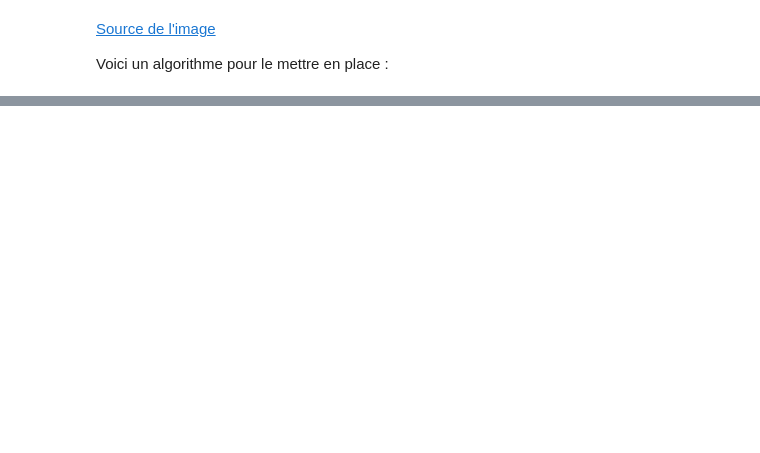
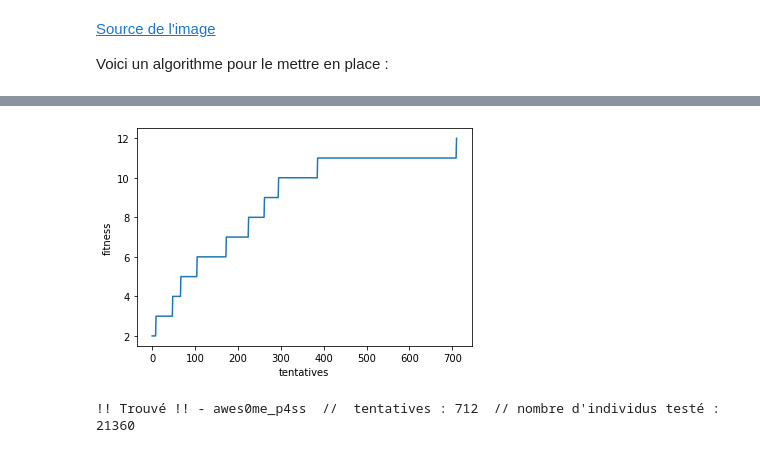
Before and after one commit to EDU-FRANCK-JUBIN/exos-systeme-expert-hebdox, a Jupyter notebook: Mastermind.ipynb, the cells around one changed output, grey strips where cells are left out. Cells and saved outputs as stored; diff of their text form; code cells hidden in the pictures; blank space fills up the shorter version.

```diff
--- a/Mastermind.ipynb
+++ b/Mastermind.ipynb
@@ -401,0 +498,30 @@ wha0u   --fitness : 5
+# %%
+p = Plateau("awes0me_p4ss");
+j = Joueur(p);
+
+pop = j.generatePopulation();
+fittestIndex = j.getFittestIndex(pop)
+fitness = j.getFitness(pop[fittestIndex])
+p.evolveGenes(pop[fittestIndex], fitness)
+fitnessArray = []
+i=1;
+while (fitness < p.secretLen):
+    fittestIndividual = pop[fittestIndex]
+    pop = j.generatePopulationFromParent(pop[fittestIndex])
+    pop.append(fittestIndividual) #ajout de l'elite ici
+    fittestIndex = j.getFittestIndex(pop)
+    fitness = j.getFitness(pop[fittestIndex])
+    fitnessArray.append(fitness)
+    p.evolveGenes(pop[fittestIndex], fitness)
+    i+=1;
+
+
+plt.plot(fitnessArray)
+plt.ylabel('fitness')
+plt.xlabel('tentatives')
+plt.show()
+print("!! Trouvé !! - "+ pop[fittestIndex]+
+      "  //  tentatives : "+str(i)+"  // nombre d'individus testé : "+str(i*batch_size))
+# %% [output]
+[figure, added]
+!! Trouvé !! - awes0me_p4ss  //  tentatives : 712  // nombre d'individus testé : 21360
```
Also changed, not shown: parts of 13 cells of this notebook.
